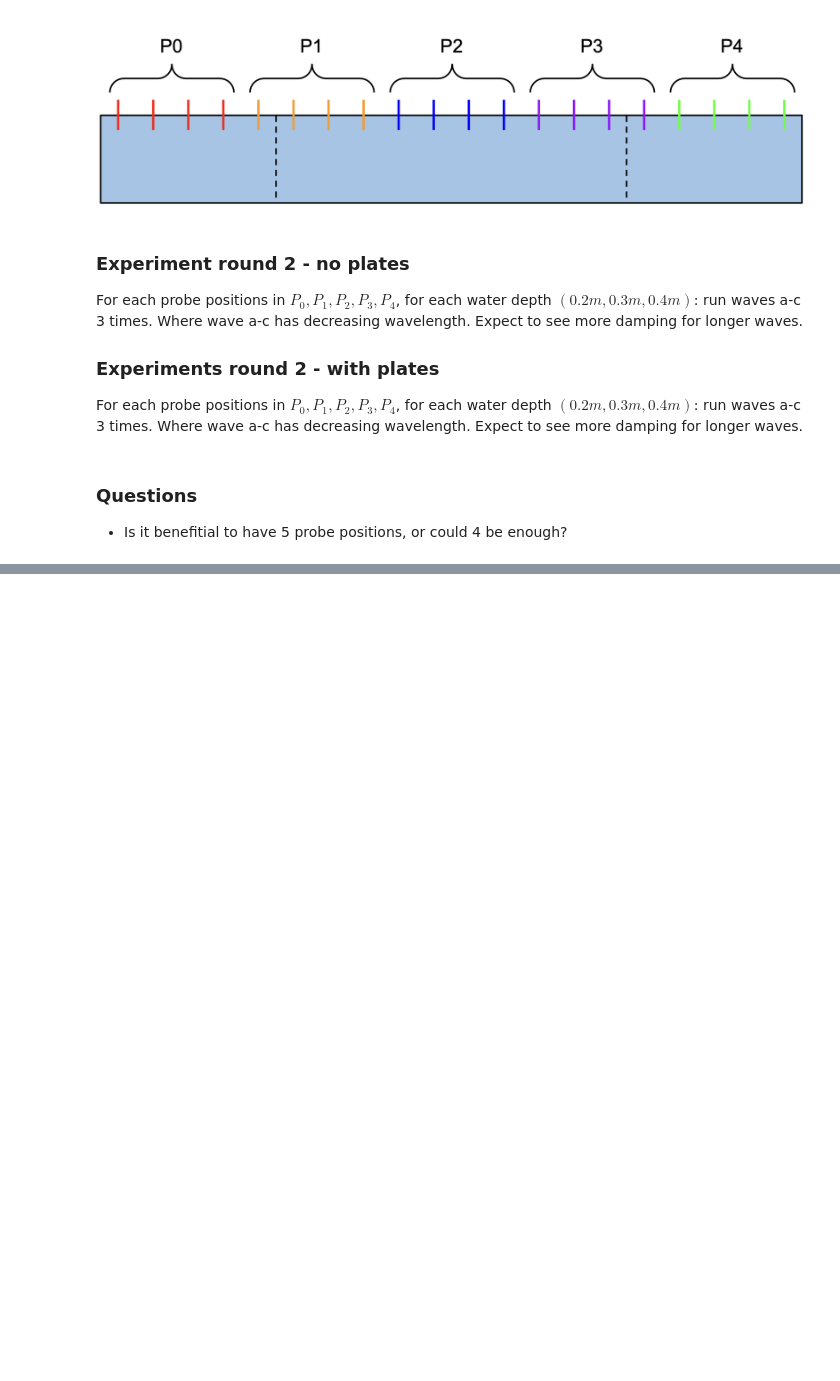
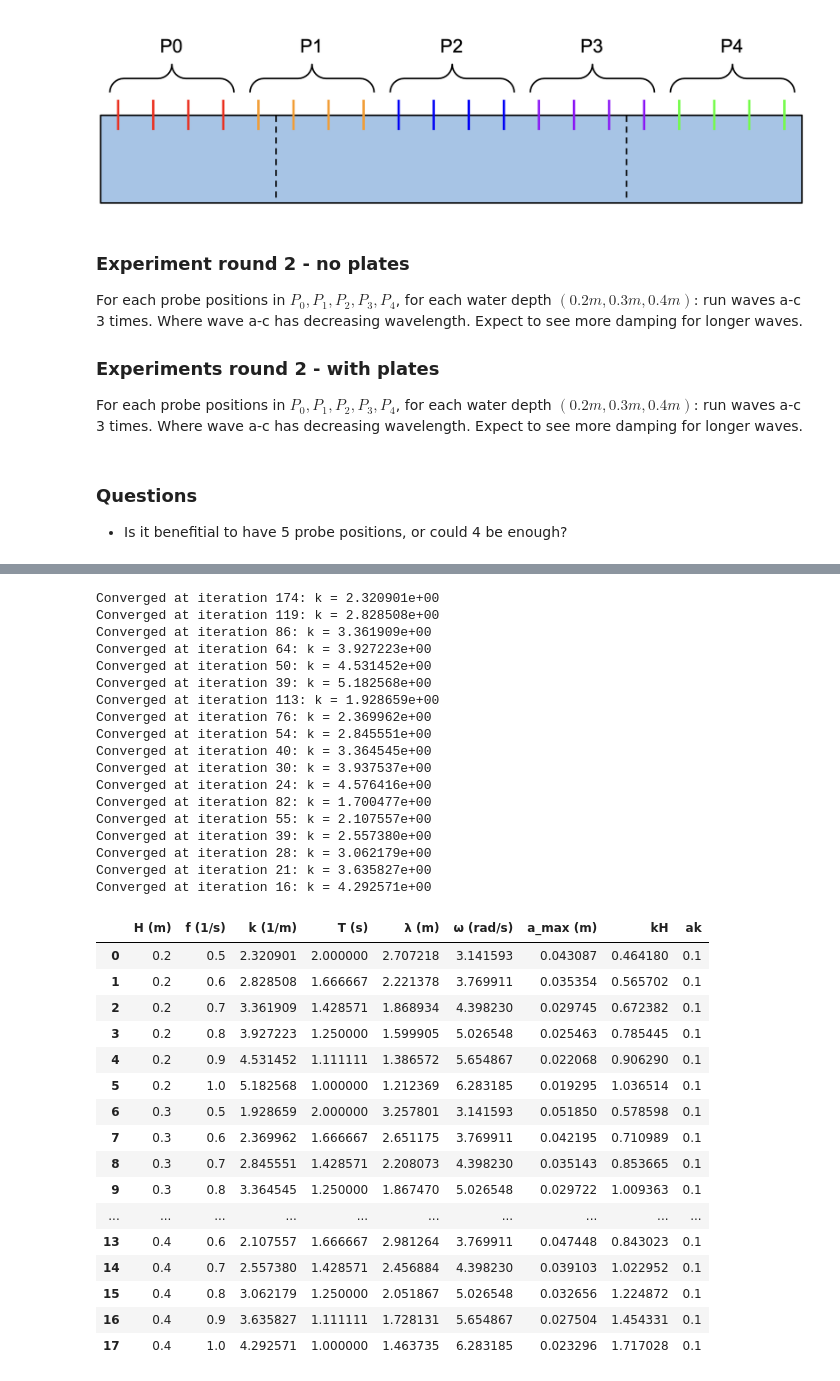
Before and after one commit to kjes4pres/Master_code, a Jupyter notebook: wave_params_to_run.ipynb, the cells around one changed output, grey strips where cells are left out. Cells and saved outputs as stored; diff of their text form; code cells hidden in the pictures; blank space fills up the shorter version.

```diff
--- a/wave_params_to_run.ipynb
+++ b/wave_params_to_run.ipynb
@@ -89,0 +142,73 @@ df
+# %%
+depths = [0.2, 0.3, 0.4]
+frequencies = np.linspace(0.5, 1, 6)
+
+g = 9.81                         # gravity (m/s²)
+ak_max = 0.1                     # linearity limit (ak < 0.1)
+kH_max = 1.1                     # shallow/intermediate condition (kH < 1.1)
+# %%
+def solve_dispersion(omega, H, tol=1e-10, max_iter=1000):
+    k = omega**2 / g  # initial deep-water guess
+    for iteration in range(1, max_iter + 1):
+        k_new = omega**2 / (g * np.tanh(k * H))
+        if np.abs(k_new - k) < tol:
+            print(f"Converged at iteration {iteration}: k = {k_new:.6e}")
+            return k_new
+        k = k_new
+    print(f"Did NOT converge after {max_iter} iterations. Last k = {k:.6e}")
+    return k
+# %%
+table_data = []
+
+for H in depths:
+    for f in frequencies:
+        omega = 2 * np.pi * f
+        k = solve_dispersion(omega, H)
+        k_for_freq[(H, f)] = k
+        T = 1/f
+        omega = 2 * np.pi * f
+        kH = k * H
+        a_max = ak_max / k
+        ak = k * a_max
+
+        lam = 2 * np.pi / k
+        table_data.append([H, f, k, T, lam, omega, a_max, kH, ak])
+
+df = pd.DataFrame(table_data, columns=["H (m)", "f (1/s)", "k (1/m)", "T (s)", "λ (m)", "ω (rad/s)", "a_max (m)", "kH", "ak"])
+df
+# %% [output]
+Converged at iteration 174: k = 2.320901e+00
+Converged at iteration 119: k = 2.828508e+00
+Converged at iteration 86: k = 3.361909e+00
+Converged at iteration 64: k = 3.927223e+00
+Converged at iteration 50: k = 4.531452e+00
+Converged at iteration 39: k = 5.182568e+00
+Converged at iteration 113: k = 1.928659e+00
+Converged at iteration 76: k = 2.369962e+00
+Converged at iteration 54: k = 2.845551e+00
+Converged at iteration 40: k = 3.364545e+00
+Converged at iteration 30: k = 3.937537e+00
+Converged at iteration 24: k = 4.576416e+00
+Converged at iteration 82: k = 1.700477e+00
+Converged at iteration 55: k = 2.107557e+00
+Converged at iteration 39: k = 2.557380e+00
+Converged at iteration 28: k = 3.062179e+00
+Converged at iteration 21: k = 3.635827e+00
+Converged at iteration 16: k = 4.292571e+00
+|  | H (m) | f (1/s) | k (1/m) | T (s) | λ (m) | ω (rad/s) | a_max (m) | kH | ak |
+| 0 | 0.2 | 0.5 | 2.320901 | 2.000000 | 2.707218 | 3.141593 | 0.043087 | 0.464180 | 0.1 |
+| 1 | 0.2 | 0.6 | 2.828508 | 1.666667 | 2.221378 | 3.769911 | 0.035354 | 0.565702 | 0.1 |
+| 2 | 0.2 | 0.7 | 3.361909 | 1.428571 | 1.868934 | 4.398230 | 0.029745 | 0.672382 | 0.1 |
+| 3 | 0.2 | 0.8 | 3.927223 | 1.250000 | 1.599905 | 5.026548 | 0.025463 | 0.785445 | 0.1 |
+| 4 | 0.2 | 0.9 | 4.531452 | 1.111111 | 1.386572 | 5.654867 | 0.022068 | 0.906290 | 0.1 |
+| 5 | 0.2 | 1.0 | 5.182568 | 1.000000 | 1.212369 | 6.283185 | 0.019295 | 1.036514 | 0.1 |
+| 6 | 0.3 | 0.5 | 1.928659 | 2.000000 | 3.257801 | 3.141593 | 0.051850 | 0.578598 | 0.1 |
+| 7 | 0.3 | 0.6 | 2.369962 | 1.666667 | 2.651175 | 3.769911 | 0.042195 | 0.710989 | 0.1 |
+| 8 | 0.3 | 0.7 | 2.845551 | 1.428571 | 2.208073 | 4.398230 | 0.035143 | 0.853665 | 0.1 |
+| 9 | 0.3 | 0.8 | 3.364545 | 1.250000 | 1.867470 | 5.026548 | 0.029722 | 1.009363 | 0.1 |
+| ... | ... | ... | ... | ... | ... | ... | ... | ... | ... |
+| 13 | 0.4 | 0.6 | 2.107557 | 1.666667 | 2.981264 | 3.769911 | 0.047448 | 0.843023 | 0.1 |
+| 14 | 0.4 | 0.7 | 2.557380 | 1.428571 | 2.456884 | 4.398230 | 0.039103 | 1.022952 | 0.1 |
+| 15 | 0.4 | 0.8 | 3.062179 | 1.250000 | 2.051867 | 5.026548 | 0.032656 | 1.224872 | 0.1 |
+| 16 | 0.4 | 0.9 | 3.635827 | 1.111111 | 1.728131 | 5.654867 | 0.027504 | 1.454331 | 0.1 |
+| 17 | 0.4 | 1.0 | 4.292571 | 1.000000 | 1.463735 | 6.283185 | 0.023296 | 1.717028 | 0.1 |
```
Also changed, not shown: parts of 6 cells of this notebook, 2 other files.
